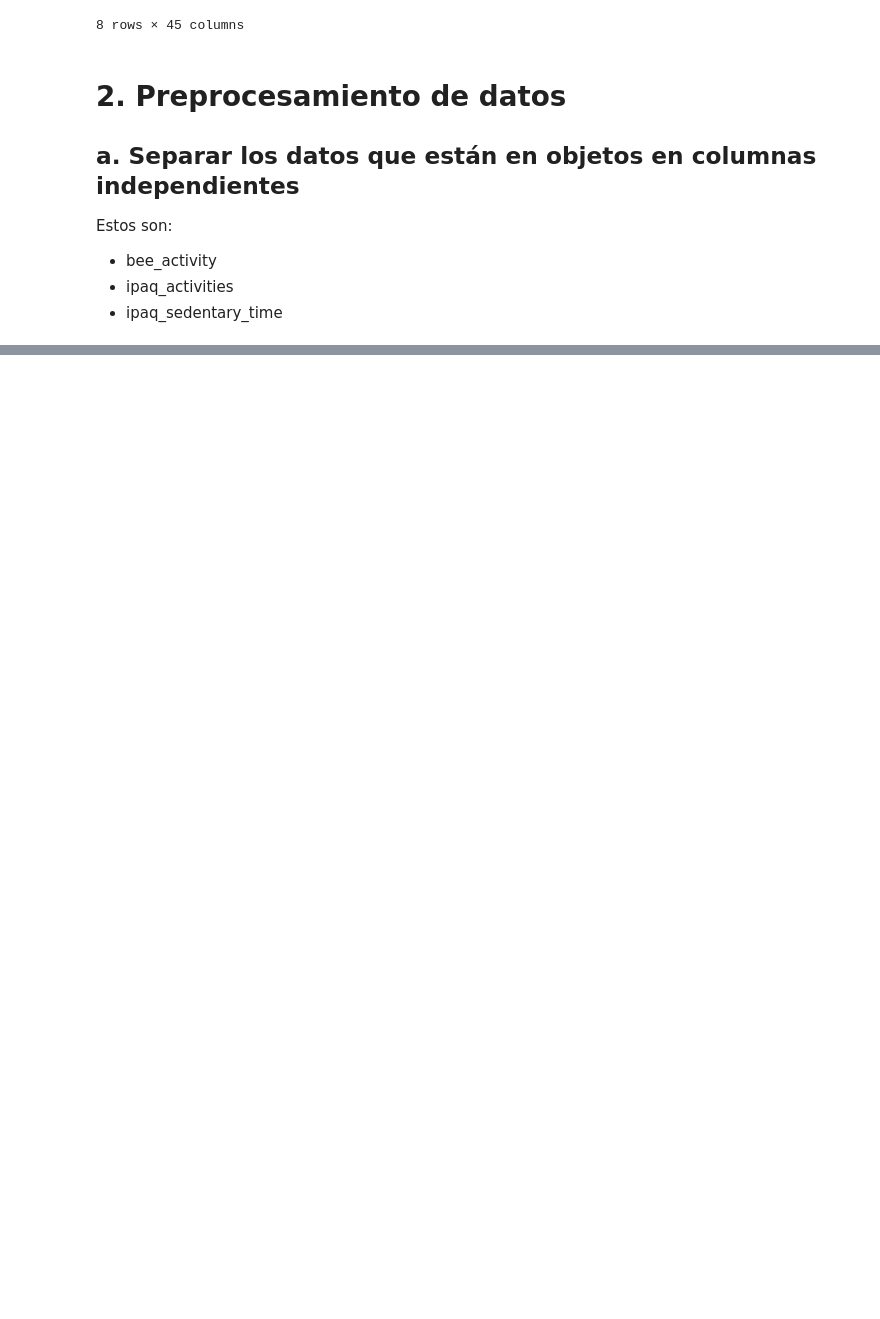
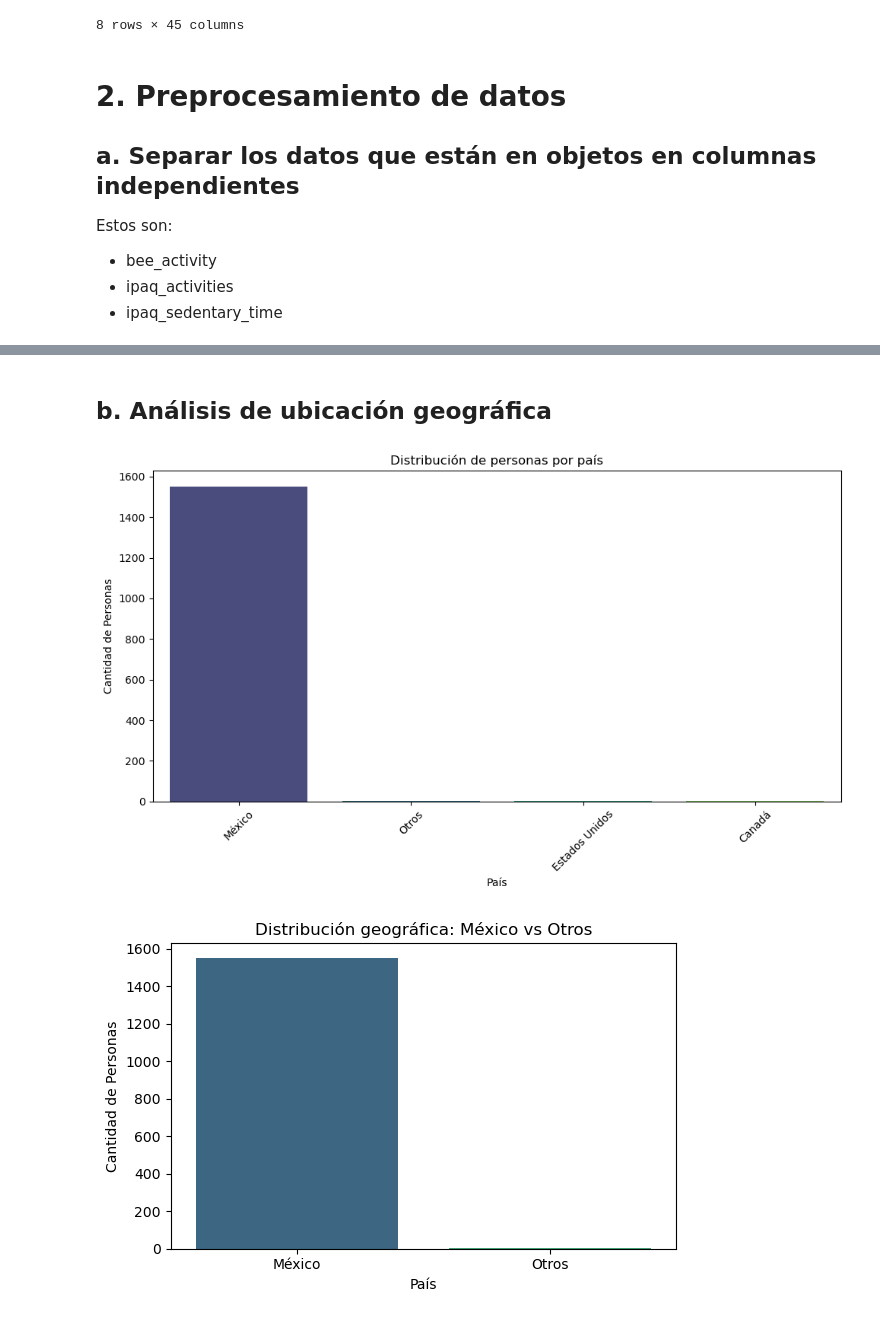
Before and after one commit to DiegoLerma/wellness_map_data_analysis, a Jupyter notebook: wellness_map_analysis.ipynb, the cells around one changed output, grey strips where cells are left out. Drawn from its saved outputs; the diff is of its cells as text; code cells hidden in the pictures; blank space fills up the shorter version.

```diff
--- a/wellness_map_analysis.ipynb
+++ b/wellness_map_analysis.ipynb
@@ -121,0 +227,50 @@ data.head()
+# %% [markdown]
+## b. Análisis de ubicación geográfica
+# %%
+# Opción 1: Distribución de personas por país
+plt.figure(figsize=(10, 6))
+country_counts = data['country'].value_counts()
+
+ax = sns.barplot(
+    x=country_counts.index,
+    y=country_counts.values,
+    hue=country_counts.index,
+    dodge=False,
+    palette="viridis"
+)
+# Verificamos si se creó una leyenda y, de ser así, la eliminamos
+legend = ax.get_legend()
+if legend is not None:
+    legend.remove()
+
+plt.title("Distribución de personas por país")
+plt.xlabel("País")
+plt.ylabel("Cantidad de Personas")
+plt.xticks(rotation=45)
+plt.tight_layout()
+plt.show()
+
+# Opción 2: Agrupar en "México" y "Otros"
+data['pais_grupo'] = data['country'].apply(lambda x: 'México' if x == 'México' else 'Otros')
+pais_grupo_counts = data['pais_grupo'].value_counts()
+
+plt.figure(figsize=(6, 4))
+ax2 = sns.barplot(
+    x=pais_grupo_counts.index,
+    y=pais_grupo_counts.values,
+    hue=pais_grupo_counts.index,
+    dodge=False,
+    palette="viridis"
+)
+legend2 = ax2.get_legend()
+if legend2 is not None:
+    legend2.remove()
+
+plt.title("Distribución geográfica: México vs Otros")
+plt.xlabel("País")
+plt.ylabel("Cantidad de Personas")
+plt.tight_layout()
+plt.show()
+# %% [output]
+[figure, added]
+[figure, added]
```
Also changed, not shown: parts of 17 cells of this notebook.
